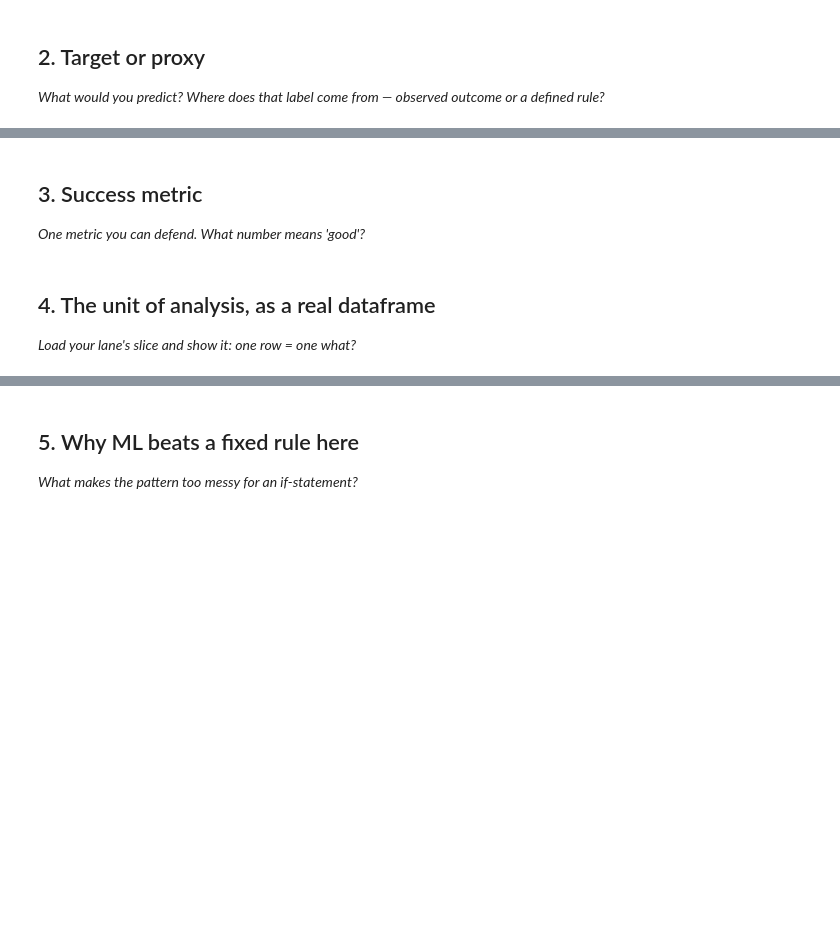
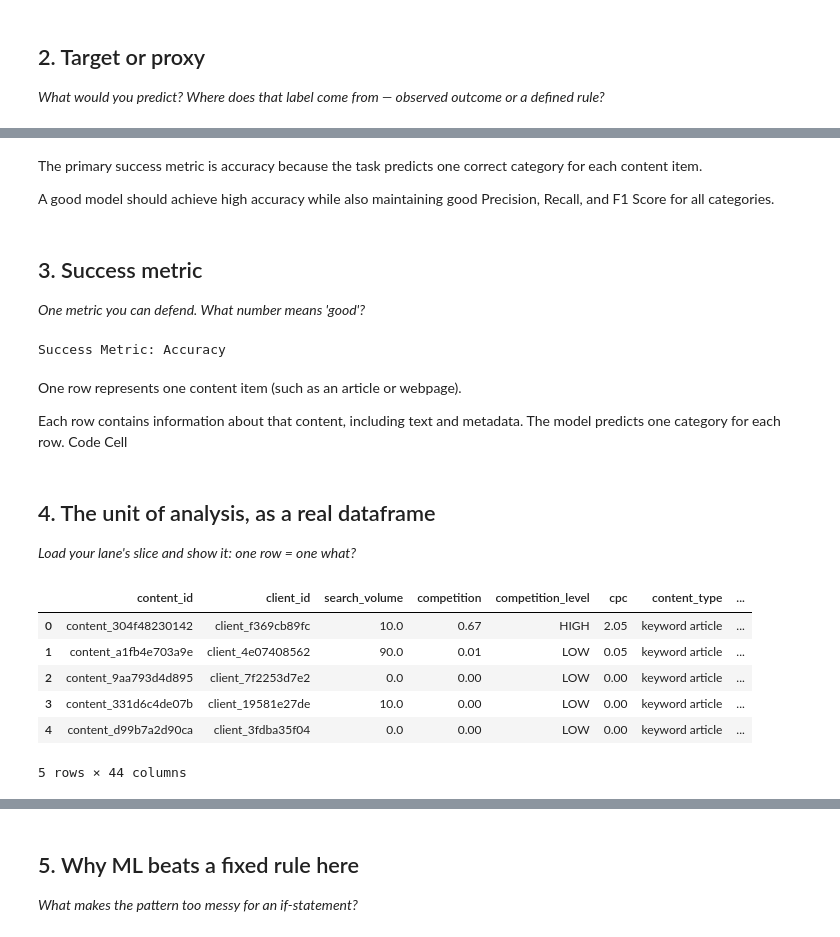
Before and after one commit to Sumit07-git/flyrank-ml-internship, a Jupyter notebook: work/notebooks/w02_ml_task_framing.ipynb, the cells around one changed output, grey strips where cells are left out. Saved outputs shown, nothing was run; the diff lists cells and outputs as text; code cells hidden in the pictures; blank space fills up the shorter version.

```diff
--- a/work/notebooks/w02_ml_task_framing.ipynb
+++ b/work/notebooks/w02_ml_task_framing.ipynb
@@ -23,3 +68,8 @@ This skeleton is yours to fill. Work the sections **in order** — each one has
+# %% [markdown]
+
+The primary success metric is accuracy because the task predicts one correct category for each content item.
+
+A good model should achieve high accuracy while also maintaining good Precision, Recall, and F1 Score for all categories.
 # %% [markdown]
 ## 3. Success metric
 
@@ -27,6 +77,16 @@ This skeleton is yours to fill. Work the sections **in order** — each one has
 # %%
 # This cell is for CODE (numbers, a query, a check).
 # Write your text answer in the cell ABOVE this one — typing sentences here breaks Run All.
+metric = "Accuracy"
+
+print("Success Metric:", metric)
+# %% [output]
+Success Metric: Accuracy
+# %% [markdown]
+One row represents one content item (such as an article or webpage).
+
+Each row contains information about that content, including text and metadata. The model predicts one category for each row.
+Code Cell
 # %% [markdown]
 ## 4. The unit of analysis, as a real dataframe
 
@@ -34,3 +94,16 @@ This skeleton is yours to fill. Work the sections **in order** — each one has
 # %%
 # This cell is for CODE (numbers, a query, a check).
 # Write your text answer in the cell ABOVE this one — typing sentences here breaks Run All.
+import pandas as pd
+
+df = pd.read_csv("./flyrank-ml-internship/data/raw/content_refresh_anonymized.csv")   # Update path
+
+df.head()
+# %% [output]
+|  | content_id | client_id | search_volume | competition | competition_level | cpc | content_type | ... |
+| 0 | content_304f48230142 | client_f369cb89fc | 10.0 | 0.67 | HIGH | 2.05 | keyword article | ... |
+| 1 | content_a1fb4e703a9e | client_4e07408562 | 90.0 | 0.01 | LOW | 0.05 | keyword article | ... |
+| 2 | content_9aa793d4d895 | client_7f2253d7e2 | 0.0 | 0.00 | LOW | 0.00 | keyword article | ... |
+| 3 | content_331d6c4de07b | client_19581e27de | 10.0 | 0.00 | LOW | 0.00 | keyword article | ... |
+| 4 | content_d99b7a2d90ca | client_3fdba35f04 | 0.0 | 0.00 | LOW | 0.00 | keyword article | ... |
+5 rows × 44 columns
```
Also changed, not shown: parts of 9 cells of this notebook.
